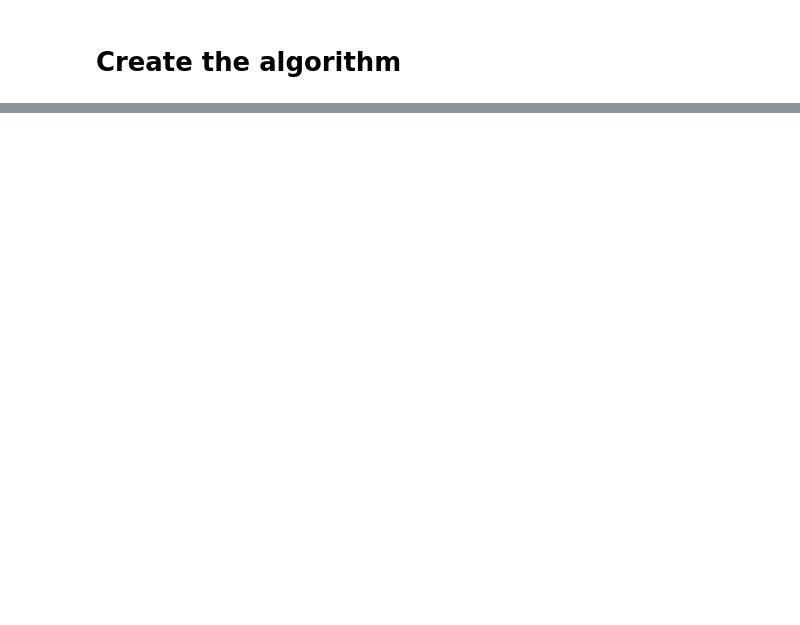
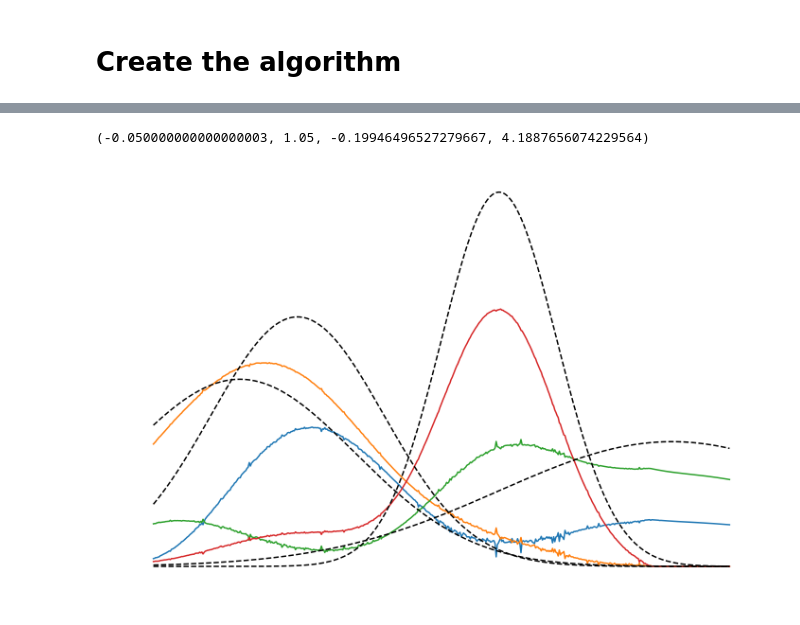
Before and after one commit to yliapis/blog, a Jupyter notebook: notebooks/Non-Negative-Matrix-Factorization.ipynb, the cells around one changed output, grey strips where cells are left out. Saved outputs shown, nothing was run; the diff lists cells and outputs as text; code cells hidden in the pictures; blank space fills up the shorter version.

```diff
--- a/notebooks/Non-Negative-Matrix-Factorization.ipynb
+++ b/notebooks/Non-Negative-Matrix-Factorization.ipynb
@@ -158,0 +173,10 @@ plt.plot(model.features_)
+# %%
+plt.figure(figsize=(12, 8))
+
+plt.plot(t, model.features_)
+plt.plot(t, G, 'k--')
+
+plt.axis('off')
+# %% [output]
+(-0.050000000000000003, 1.05, -0.19946496527279667, 4.1887656074229564)
+[figure, added]
```
Also changed, not shown: parts of 18 cells of this notebook, 9 other files.
